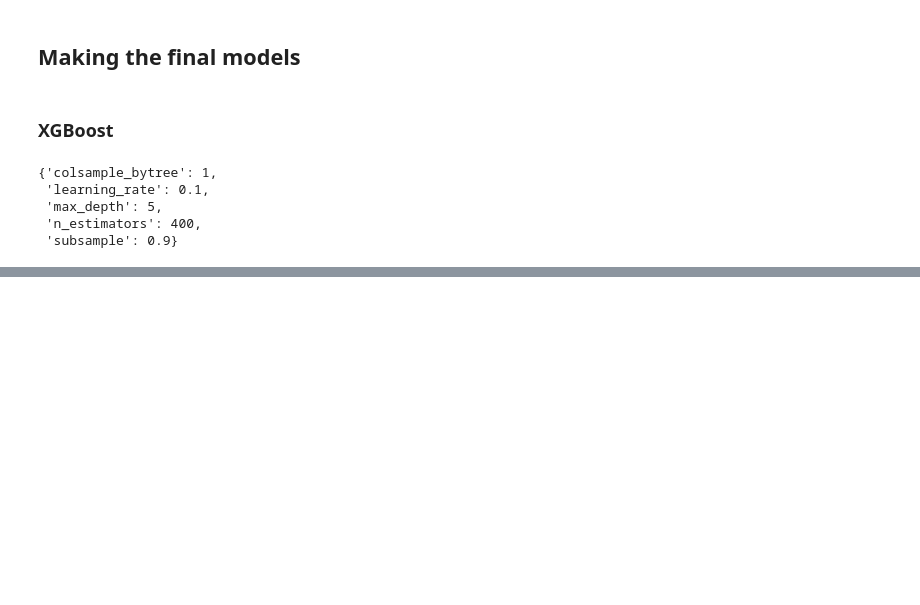
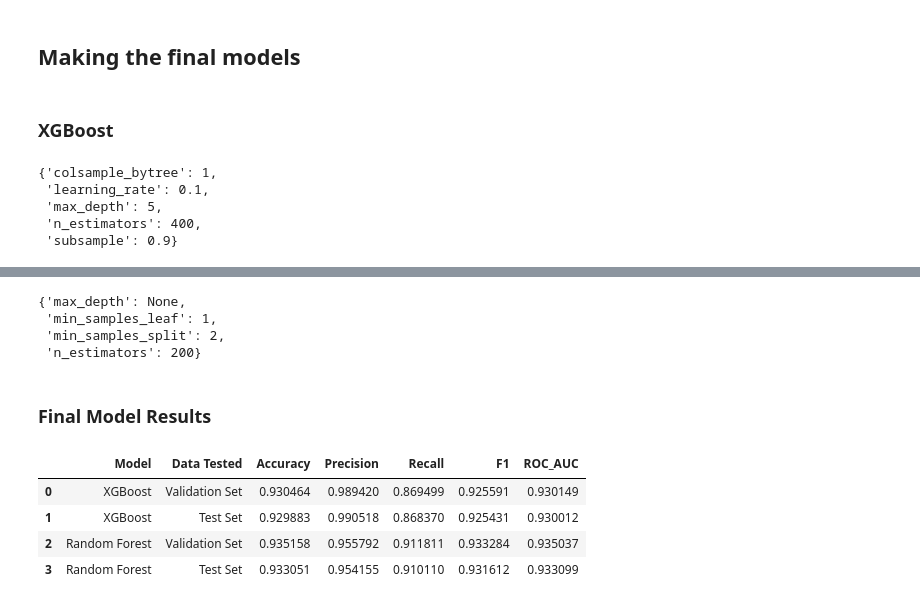
Before and after one commit to the-ethical-ai/Loan_default, a Jupyter notebook: loan_default_notebook.ipynb, the cells around one changed output, grey strips where cells are left out. Cells and saved outputs as stored; diff of their text form; code cells hidden in the pictures; blank space fills up the shorter version.

Commit message:
Final models completed.
The notebook now includes all code (+notes) required to develop the final report.

```diff
--- a/loan_default_notebook.ipynb
+++ b/loan_default_notebook.ipynb
@@ -780,0 +815,60 @@ best_xgb_acc_params
+# %%
+### Looking at the best parameters
+best_random_forest_acc_params
+# %% [output]
+{'max_depth': None,
+ 'min_samples_leaf': 1,
+ 'min_samples_split': 2,
+ 'n_estimators': 200}
+# %%
+# instantiating the model
+rf_model = RandomForestClassifier(
+    n_estimators=200,
+    max_depth=None,
+    min_samples_leaf=1,
+    min_samples_split=2,
+    random_state=8413
+)
+
+# fitting the model
+rf_model.fit(X_train, y_train)
+
+# making predictions based on validation set
+y_val_pred = rf_model.predict(X_val)
+
+# determining metrics based on validation set
+val_rf_acc = accuracy_score(y_val, y_val_pred)
+val_rf_prec = precision_score(y_val, y_val_pred)
+val_rf_rec = recall_score(y_val, y_val_pred)
+val_rf_f1 = f1_score(y_val, y_val_pred)
+val_rf_roc_auc = roc_auc_score(y_val, y_val_pred)
+# %%
+# same thing but for test set
+y_test_pred = ran_for_model.predict(X_test)
+test_rf_acc = accuracy_score(y_test, y_test_pred)
+test_rf_prec = precision_score(y_test, y_test_pred)
+test_rf_rec = recall_score(y_test, y_test_pred)
+test_rf_f1 = f1_score(y_test, y_test_pred)
+test_rf_roc_auc = roc_auc_score(y_test, y_test_pred)
+# %% [markdown]
+### Final Model Results
+# %%
+### Making a table to store the final models' information
+final_models_metrics_table = pd.DataFrame({
+    'Model': ['XGBoost', 'XGBoost', 'Random Forest', 'Random Forest'],
+    'Data Tested': ['Validation Set', 'Test Set', 'Validation Set', 'Test Set'],
+    'Accuracy': [val_acc, test_acc, val_rf_acc, test_rf_acc],
+    'Precision': [val_prec, test_prec, val_rf_prec, test_rf_prec],
+    'Recall': [val_rec, test_rec, val_rf_rec, test_rf_rec],
+    'F1': [val_f1, test_f1, val_rf_f1, test_rf_f1],
+    'ROC_AUC': [val_roc_auc, test_roc_auc, val_rf_roc_auc, test_rf_roc_auc]
+})
+# %%
+### Final models
+final_models_metrics_table
+# %% [output]
+|  | Model | Data Tested | Accuracy | Precision | Recall | F1 | ROC_AUC |
+| 0 | XGBoost | Validation Set | 0.930464 | 0.989420 | 0.869499 | 0.925591 | 0.930149 |
+| 1 | XGBoost | Test Set | 0.929883 | 0.990518 | 0.868370 | 0.925431 | 0.930012 |
+| 2 | Random Forest | Validation Set | 0.935158 | 0.955792 | 0.911811 | 0.933284 | 0.935037 |
+| 3 | Random Forest | Test Set | 0.933051 | 0.954155 | 0.910110 | 0.931612 | 0.933099 |
```
Also changed, not shown: parts of 7 cells of this notebook.
